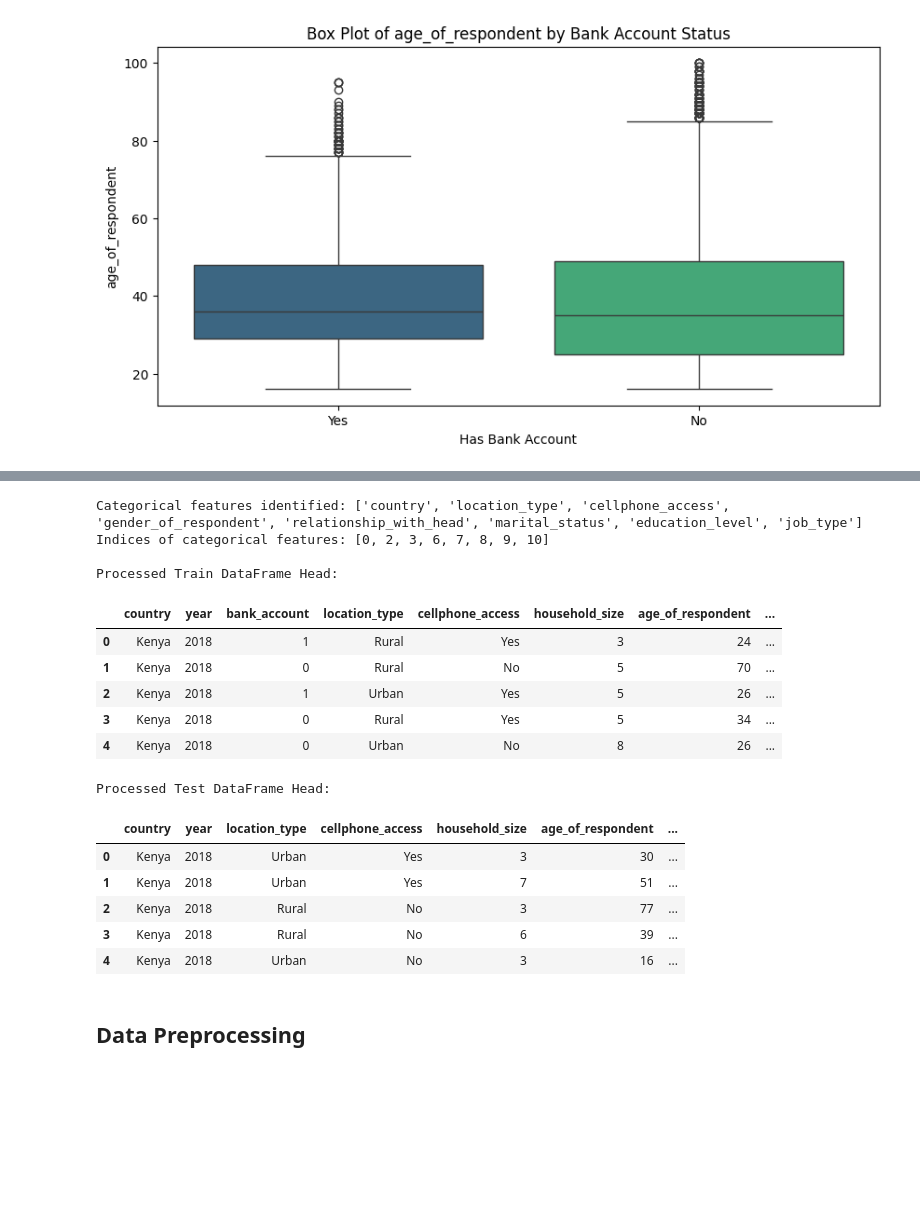
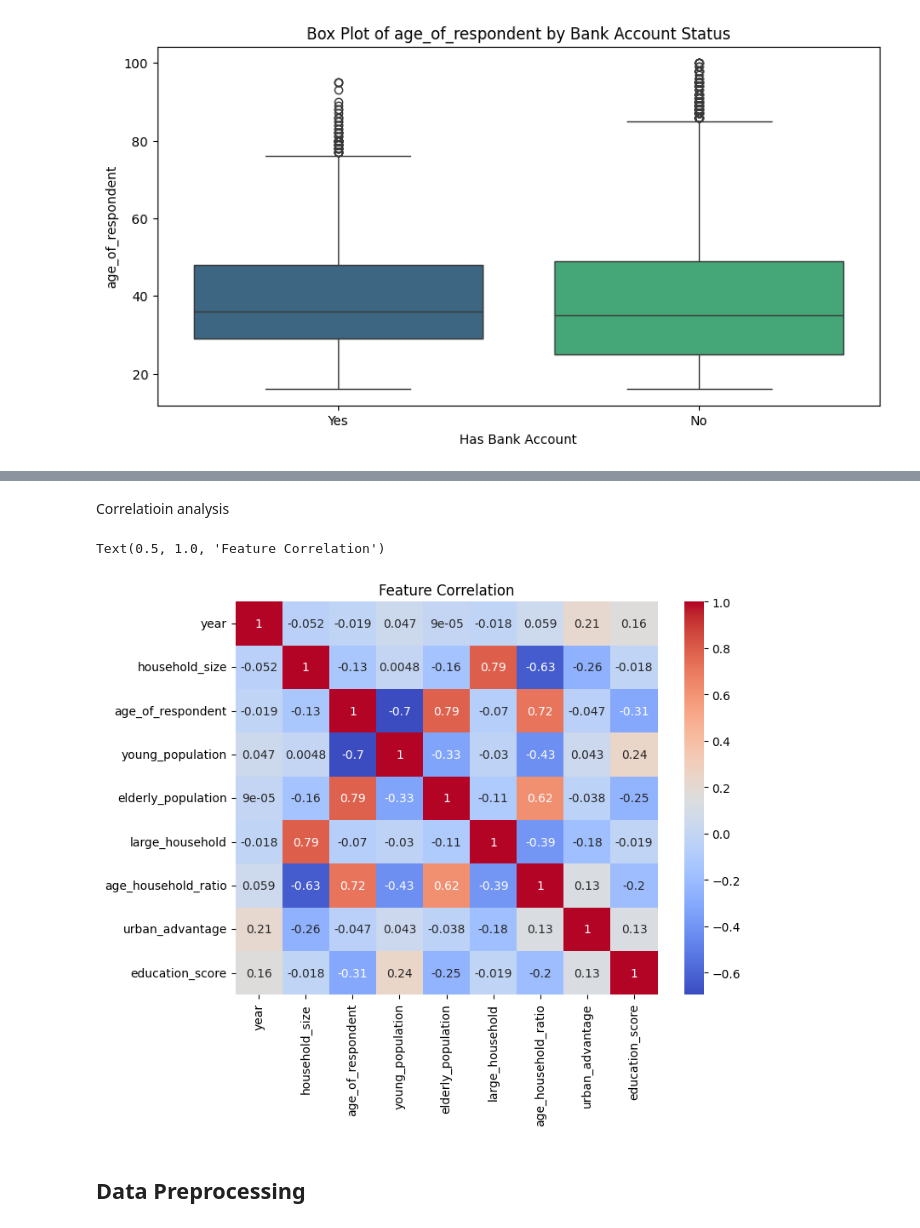
Before and after one commit to ayelefeleke/ASTU-Community-Financial-Inclusion-Hackathon, a Jupyter notebook: ASTU_Community_Financial_Inclusion_Hackathon.ipynb, the cells around one changed output, grey strips where cells are left out. Cells and saved outputs as stored; diff of their text form; code cells hidden in the pictures; blank space fills up the shorter version.

```diff
--- a/ASTU_Community_Financial_Inclusion_Hackathon.ipynb
+++ b/ASTU_Community_Financial_Inclusion_Hackathon.ipynb
@@ -108,2 +241,20 @@ Variable Definitions:
+# %%
+TARGET = "bank_account"
+
+for col in train.columns:
+
+    if col == TARGET:
+        continue
+
+    if train[col].dtype == "object":
+        train[col] = train[col].fillna("Unknown")
+        if col in test.columns:
+            test[col] = test[col].fillna("Unknown")
+
+    else:
+        median_value = train[col].median()
+        train[col] = train[col].fillna(median_value)
+        if col in test.columns:
+            test[col] = test[col].fillna(median_value)
 # %% [markdown]
 this is some feature engineering i do
@@ -308,54 +346,12 @@ T
-# %%
-from sklearn.model_selection import train_test_split
-from sklearn.preprocessing import LabelEncoder
-
-train_df_processed = train_df.copy()
-test_df_processed = test_df.copy()
-
-
-train_df_processed['bank_account'] = train_df_processed['bank_account'].map({'Yes': 1, 'No': 0})
-
-# 2. Drop 'uniqueid' from both train and test datasets as it's an identifier
-train_df_processed = train_df_processed.drop('uniqueid', axis=1)
-test_df_processed = test_df_processed.drop('uniqueid', axis=1)
-
-
-categorical_features_indices = []
-categorical_features_names = []
-
-
-features_for_catboost = [col for col in train_df_processed.columns if col != 'bank_account']
-
-for i, col in enumerate(features_for_catboost):
-    if train_df_processed[col].dtype == 'object':
-        categorical_features_indices.append(i)
-        categorical_features_names.append(col)
-
-print(f"Categorical features identified: {categorical_features_names}")
-print(f"Indices of categorical features: {categorical_features_indices}")
-
-print('\nProcessed Train DataFrame Head:')
-display(train_df_processed.head())
-print('\nProcessed Test DataFrame Head:')
-display(test_df_processed.head())
-# %% [output]
-Categorical features identified: ['country', 'location_type', 'cellphone_access', 'gender_of_respondent', 'relationship_with_head', 'marital_status', 'education_level', 'job_type']
-Indices of categorical features: [0, 2, 3, 6, 7, 8, 9, 10]
-
-Processed Train DataFrame Head:
-|  | country | year | bank_account | location_type | cellphone_access | household_size | age_of_respondent | ... |
-| 0 | Kenya | 2018 | 1 | Rural | Yes | 3 | 24 | ... |
-| 1 | Kenya | 2018 | 0 | Rural | No | 5 | 70 | ... |
-| 2 | Kenya | 2018 | 1 | Urban | Yes | 5 | 26 | ... |
-| 3 | Kenya | 2018 | 0 | Rural | Yes | 5 | 34 | ... |
-| 4 | Kenya | 2018 | 0 | Urban | No | 8 | 26 | ... |
-Processed Test DataFrame Head:
-|  | country | year | location_type | cellphone_access | household_size | age_of_respondent | ... |
-| 0 | Kenya | 2018 | Urban | Yes | 3 | 30 | ... |
-| 1 | Kenya | 2018 | Urban | Yes | 7 | 51 | ... |
-| 2 | Kenya | 2018 | Rural | No | 3 | 77 | ... |
-| 3 | Kenya | 2018 | Rural | No | 6 | 39 | ... |
-| 4 | Kenya | 2018 | Urban | No | 3 | 16 | ... |
+# %% [markdown]
+Correlatioin analysis
+# %%
+plt.figure(figsize=(8,6))
+sns.heatmap(train.corr(numeric_only=True), annot=True, cmap="coolwarm")
+plt.title("Feature Correlation")
+# %% [output]
+Text(0.5, 1.0, 'Feature Correlation')
+[figure, added]
 # %% [markdown]
 ## Data Preprocessing
 # %%
```
Also changed, not shown: parts of 50 cells of this notebook.
